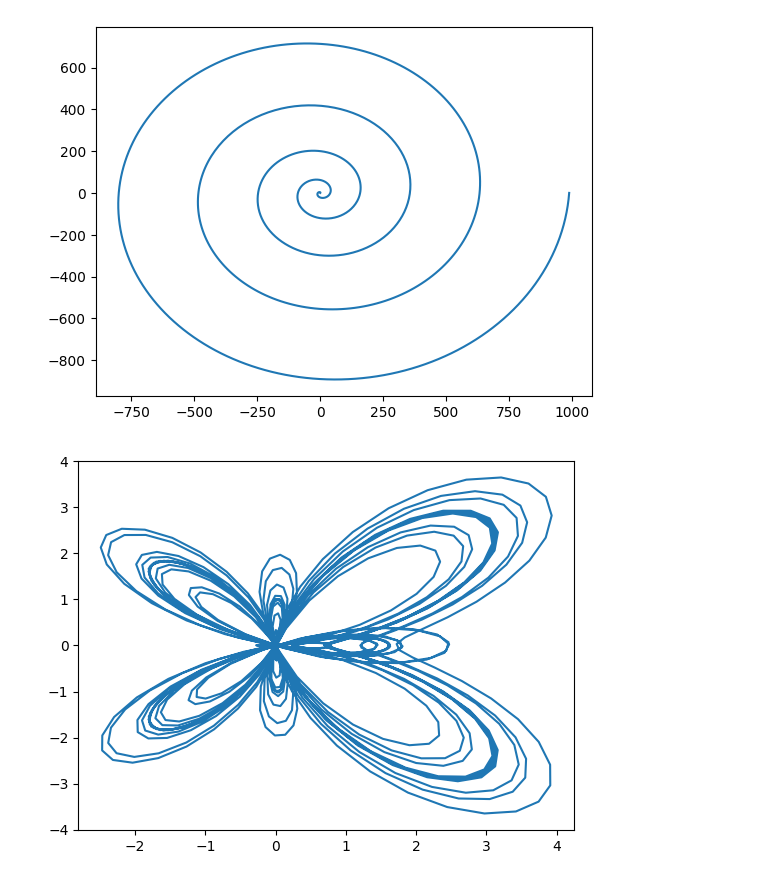
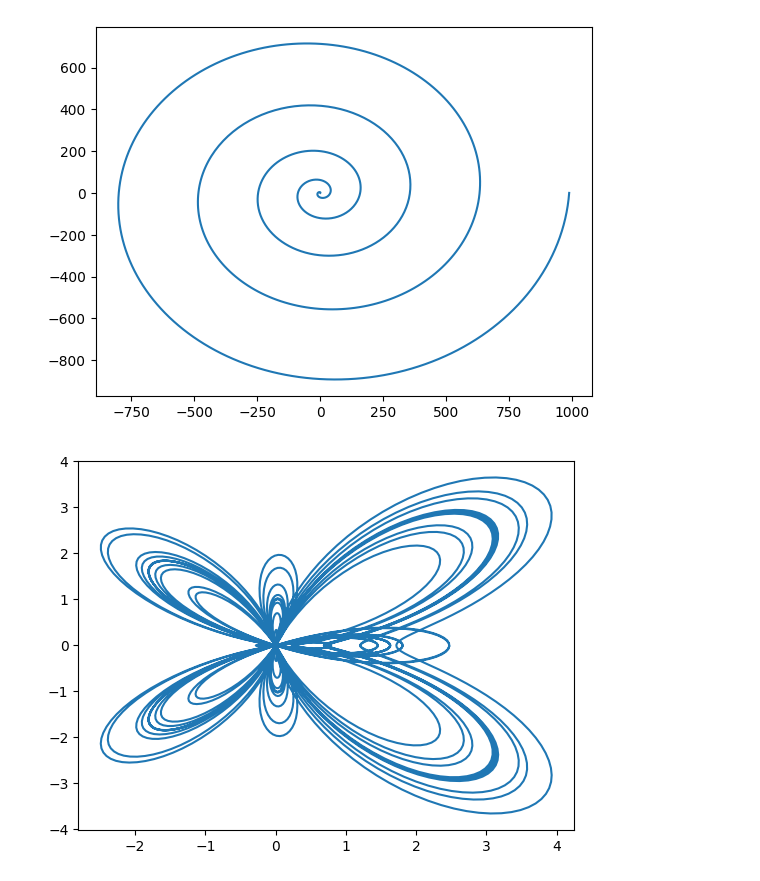
Before and after one commit to guilhermebaos/Aulas-Uni, a Jupyter notebook: Física Computacional/PLs/02-Representação-Gráfica/02-Coordenadas-Polares.ipynb, the cells around one changed output. Drawn from its saved outputs; the diff is of its cells as text; code cells hidden in the pictures.

```diff
--- a/Física Computacional/PLs/02-Representação-Gráfica/02-Coordenadas-Polares.ipynb
+++ b/Física Computacional/PLs/02-Representação-Gráfica/02-Coordenadas-Polares.ipynb
@@ -47,8 +47,8 @@ plot_polar(espiral)
 # %%
 def fey(theta: float) -> float:
     return np.exp(np.cos(theta)) - 2 * np.cos(4 * theta) + np.sin(theta/12) ** 5
 
 
-plot_polar(fey, end=24 * np.pi)
+plot_polar(fey, end=24 * np.pi, points=3000)
 # %% [output]
-[figure, old version]
+[figure, new version]
```
Also changed, not shown: 5 other files.
